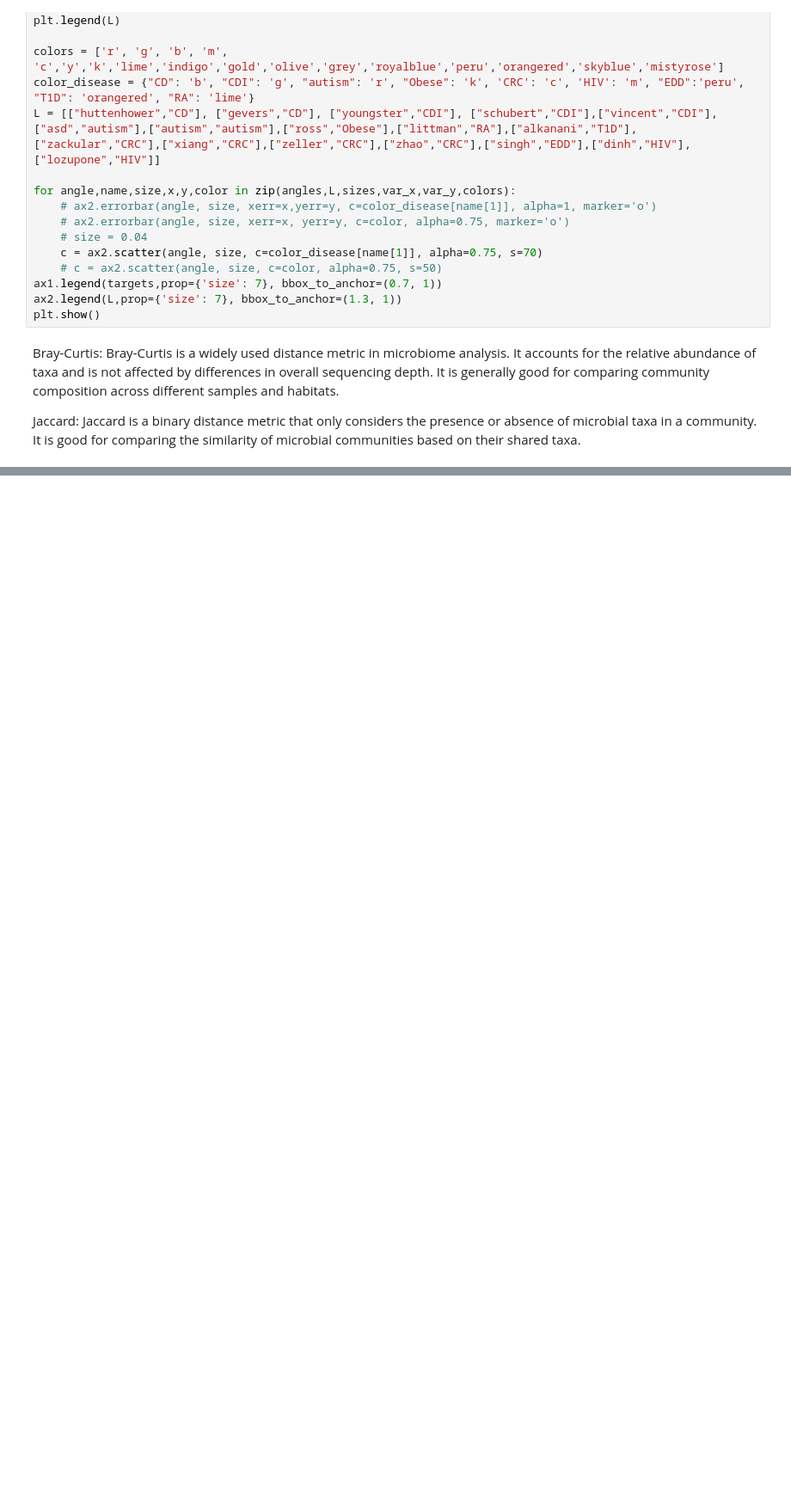
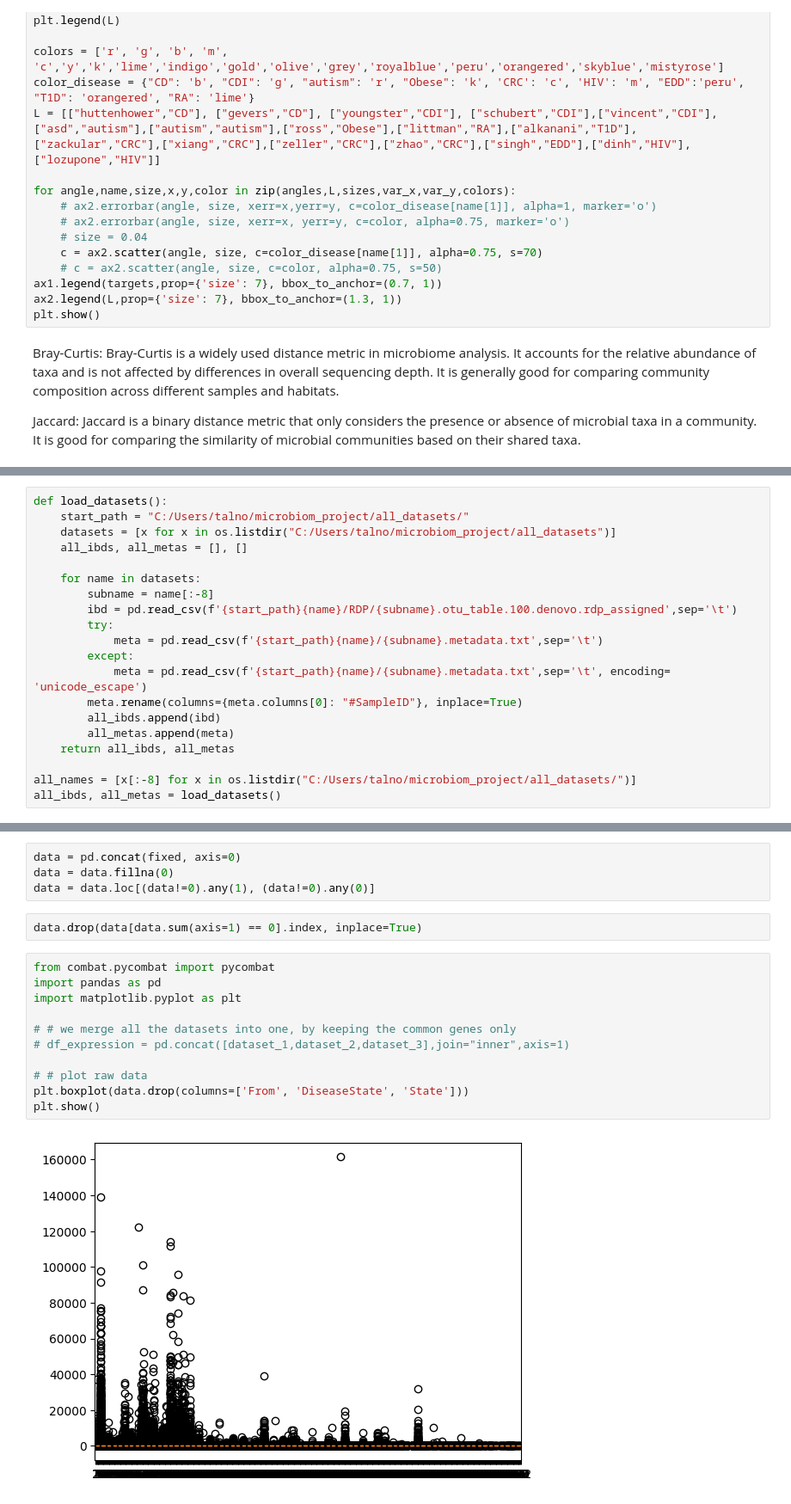
Before and after one commit to talnof1/microbiome_dysbiosis, a Jupyter notebook: american_gut/pipeline.ipynb, the cells around one changed output, grey strips where cells are left out. Shown at 86% size. Drawn from its saved outputs; the diff is of its cells as text; blank space fills up the shorter version.

```diff
--- a/american_gut/pipeline.ipynb
+++ b/american_gut/pipeline.ipynb
@@ -571,0 +668,20 @@ Jaccard: Jaccard is a binary distance metric that only considers the presence or
+# %%
+def load_datasets():
+    start_path = "C:/Users/talno/microbiom_project/all_datasets/"
+    datasets = [x for x in os.listdir("C:/Users/talno/microbiom_project/all_datasets")]
+    all_ibds, all_metas = [], []
+
+    for name in datasets:
+        subname = name[:-8]
+        ibd = pd.read_csv(f'{start_path}{name}/RDP/{subname}.otu_table.100.denovo.rdp_assigned',sep='\t')
+        try:
+            meta = pd.read_csv(f'{start_path}{name}/{subname}.metadata.txt',sep='\t')
+        except:
+            meta = pd.read_csv(f'{start_path}{name}/{subname}.metadata.txt',sep='\t', encoding= 'unicode_escape')
+        meta.rename(columns={meta.columns[0]: "#SampleID"}, inplace=True)
+        all_ibds.append(ibd)
+        all_metas.append(meta)
+    return all_ibds, all_metas
+
+all_names = [x[:-8] for x in os.listdir("C:/Users/talno/microbiom_project/all_datasets/")]
+all_ibds, all_metas = load_datasets()
@@ -571,0 +718,19 @@ Jaccard: Jaccard is a binary distance metric that only considers the presence or
+# %%
+data = pd.concat(fixed, axis=0)
+data = data.fillna(0)
+data = data.loc[(data!=0).any(1), (data!=0).any(0)]
+# %%
+data.drop(data[data.sum(axis=1) == 0].index, inplace=True)
+# %%
+from combat.pycombat import pycombat
+import pandas as pd
+import matplotlib.pyplot as plt
+
+# # we merge all the datasets into one, by keeping the common genes only
+# df_expression = pd.concat([dataset_1,dataset_2,dataset_3],join="inner",axis=1)
+
+# # plot raw data
+plt.boxplot(data.drop(columns=['From', 'DiseaseState', 'State']))
+plt.show()
+# %% [output]
+[figure, added]
```
Also changed, not shown: parts of 20 cells of this notebook, 7 other files.
